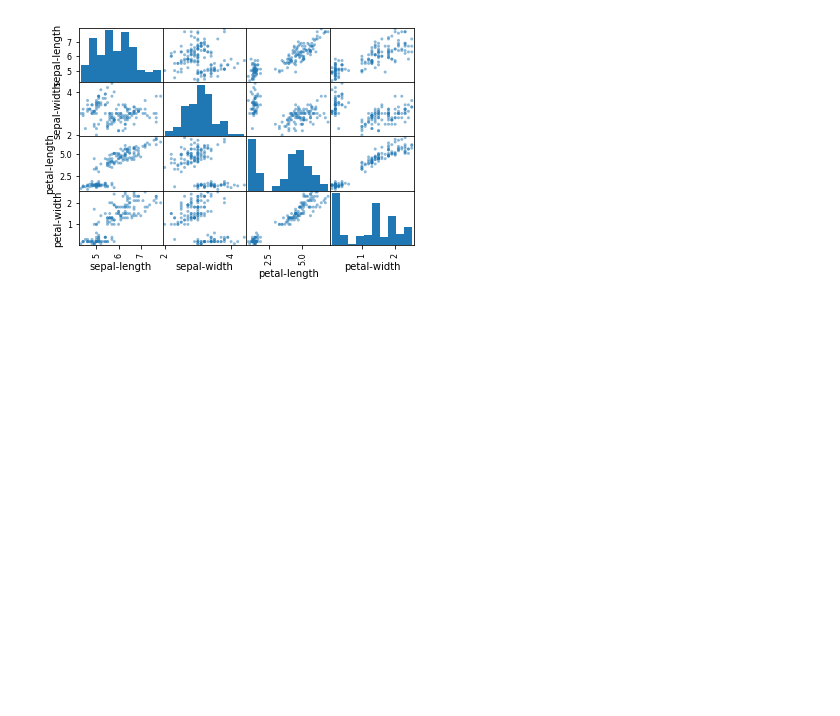
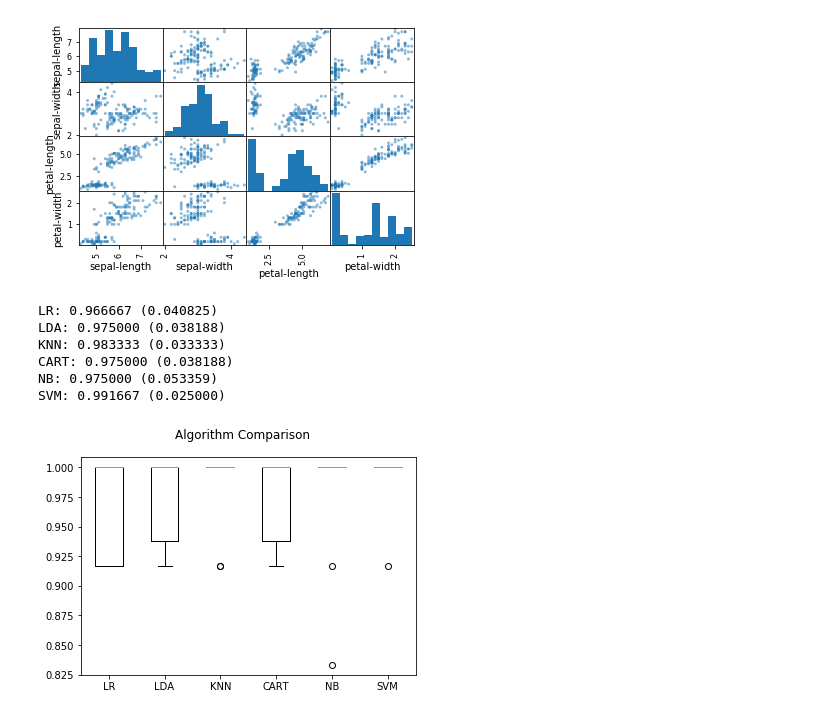
Before and after one commit to Akif-Mufti/Machine-Learning-with-Python, a Jupyter notebook: Prroject1.ipynb, the cells around one changed output. Cells and saved outputs as stored; diff of their text form; code cells hidden in the pictures; blank space fills up the shorter version.

```diff
--- a/Prroject1.ipynb
+++ b/Prroject1.ipynb
@@ -112,3 +112,47 @@ scatter_matrix(dataset)
 pyplot.show()
 # %% [output]
 [figure]
+# %%
+#Split-out validation dataset
+array = dataset.values
+X = array[:,0:4]
+Y = array[:,4]
+validation_size = 0.20
+seed = 7
+X_train, X_validation, Y_train, Y_validation = train_test_split(X, Y,test_size=validation_size, random_state=seed)
+# %%
+#Spot-Check Algorithms
+models = []
+models.append(('LR', LogisticRegression()))
+models.append(('LDA', LinearDiscriminantAnalysis()))
+models.append(('KNN', KNeighborsClassifier()))
+models.append(('CART', DecisionTreeClassifier()))
+models.append(('NB', GaussianNB()))
+models.append(('SVM', SVC()))
+# evaluate each model in turn
+results = []
+names = []
+for name, model in models:
+  kfold = KFold(n_splits=10, random_state=seed)
+  cv_results = cross_val_score(model, X_train, Y_train, cv=kfold, scoring='accuracy')
+  results.append(cv_results)
+  names.append(name)
+  msg = "%s: %f (%f)" % (name, cv_results.mean(), cv_results.std())
+  print(msg)
+# %% [output]
+LR: 0.966667 (0.040825)
+LDA: 0.975000 (0.038188)
+KNN: 0.983333 (0.033333)
+CART: 0.975000 (0.038188)
+NB: 0.975000 (0.053359)
+SVM: 0.991667 (0.025000)
+# %%
+# Compare Algorithms
+fig = pyplot.figure()
+fig.suptitle('Algorithm Comparison')
+ax = fig.add_subplot(111)
+pyplot.boxplot(results)
+ax.set_xticklabels(names)
+pyplot.show()
+# %% [output]
+[figure, added]
```
Also changed, not shown: parts of 1 cell of this notebook.
